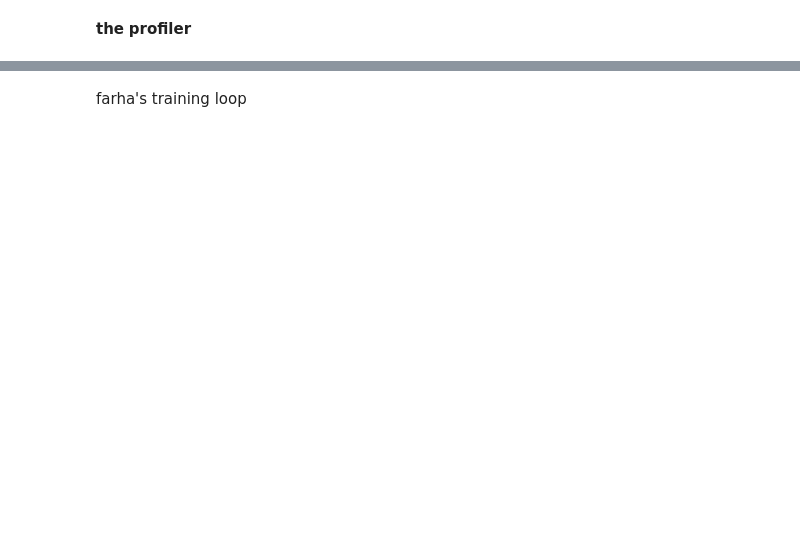
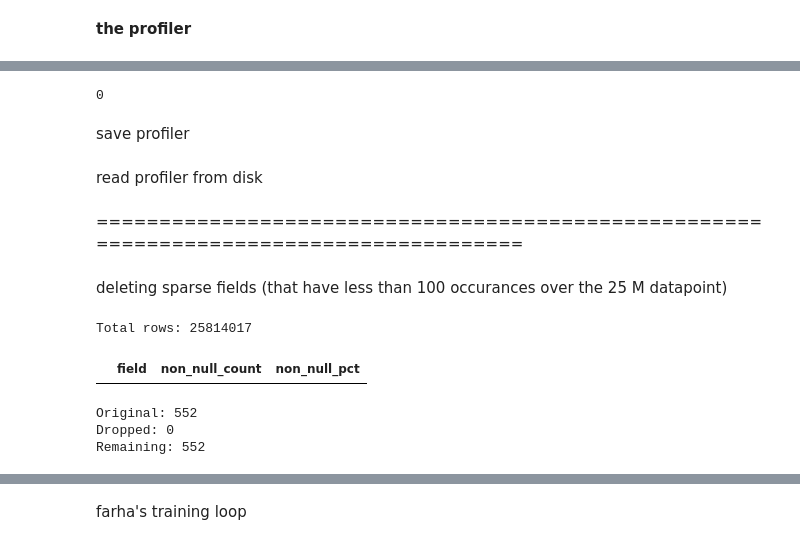
Before and after one commit to schrodinger2/theFrauds, a Jupyter notebook: ML/preprocessing/comiset.ipynb, the cells around one changed output, grey strips where cells are left out. Cells and saved outputs as stored; diff of their text form; code cells hidden in the pictures; blank space fills up the shorter version.

```diff
--- a/ML/preprocessing/comiset.ipynb
+++ b/ML/preprocessing/comiset.ipynb
@@ -1809,0 +1588,9 @@ for i, f in enumerate(FILES):
+# %%
+import gc
+del df
+del samples
+gc.collect()
+# %% [output]
+0
+# %% [markdown]
+save profiler
@@ -1809,0 +1601,2 @@ for i, f in enumerate(FILES):
+# %% [markdown]
+read profiler from disk
@@ -1809,0 +1607,53 @@ for i, f in enumerate(FILES):
+# %% [markdown]
+=======================================================================================
+# %% [markdown]
+deleting sparse fields (that have less than 100 occurances over the 25 M datapoint)
+# %%
+# @title
+empty_candidates = profile.loc[ profile.non_null == 0, "field"].tolist()
+
+counts = {c: 0 for c in empty_candidates}
+
+# for i, f in enumerate(FILES):
+#     df = pl.read_parquet(f, columns=empty_candidates)
+
+#     for col in empty_candidates:
+#         counts[col] += df[col].is_not_null().sum()
+
+#     del df
+
+#     print(f"{i + 1}/{len(FILES)}")
+
+sparsity = pd.DataFrame({ "field": list(counts.keys()), "non_null_count": list(counts.values()) })
+
+total_rows = sum( pl.scan_parquet(f).select(pl.len()).collect().item() for f in FILES)
+
+print("Total rows:", total_rows)
+
+sparsity["non_null_pct"] = (
+    sparsity["non_null_count"] / total_rows * 100
+)
+
+display(
+    sparsity.sort_values("non_null_count", ascending=False)
+)
+# %% [output]
+Total rows: 25814017
+|  | field | non_null_count | non_null_pct |
+# %%
+# @title
+ALL_COLS = pl.read_parquet(FILES[0], n_rows=0).columns
+
+DROP_COLS = set(
+    sparsity.loc[sparsity.non_null_count < 100, "field"]
+)
+
+KEEP_COLS = [c for c in ALL_COLS if c not in DROP_COLS]
+
+print("Original:", len(ALL_COLS))
+print("Dropped:", len(DROP_COLS))
+print("Remaining:", len(KEEP_COLS))
+# %% [output]
+Original: 552
+Dropped: 0
+Remaining: 552
```
Also changed, not shown: parts of 56 cells of this notebook.
